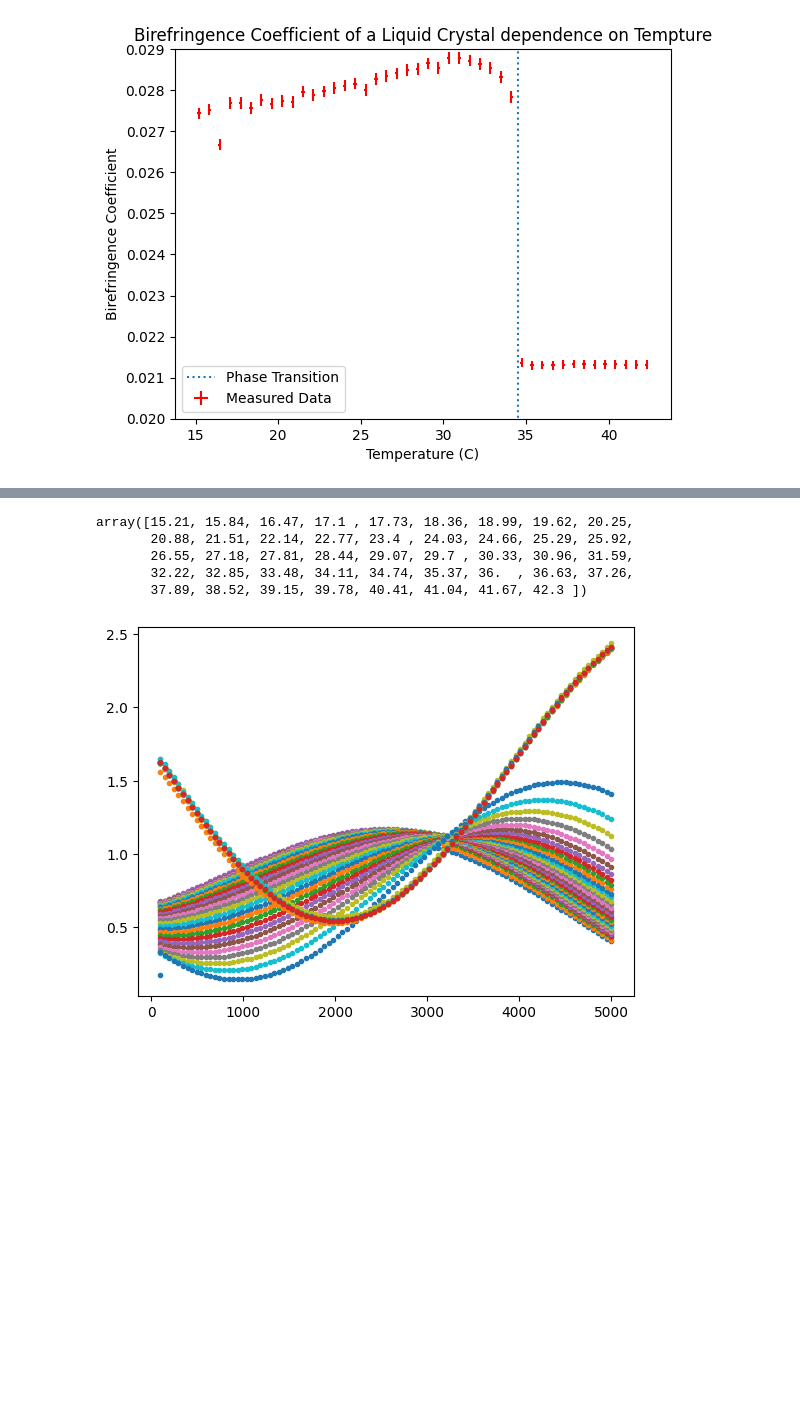
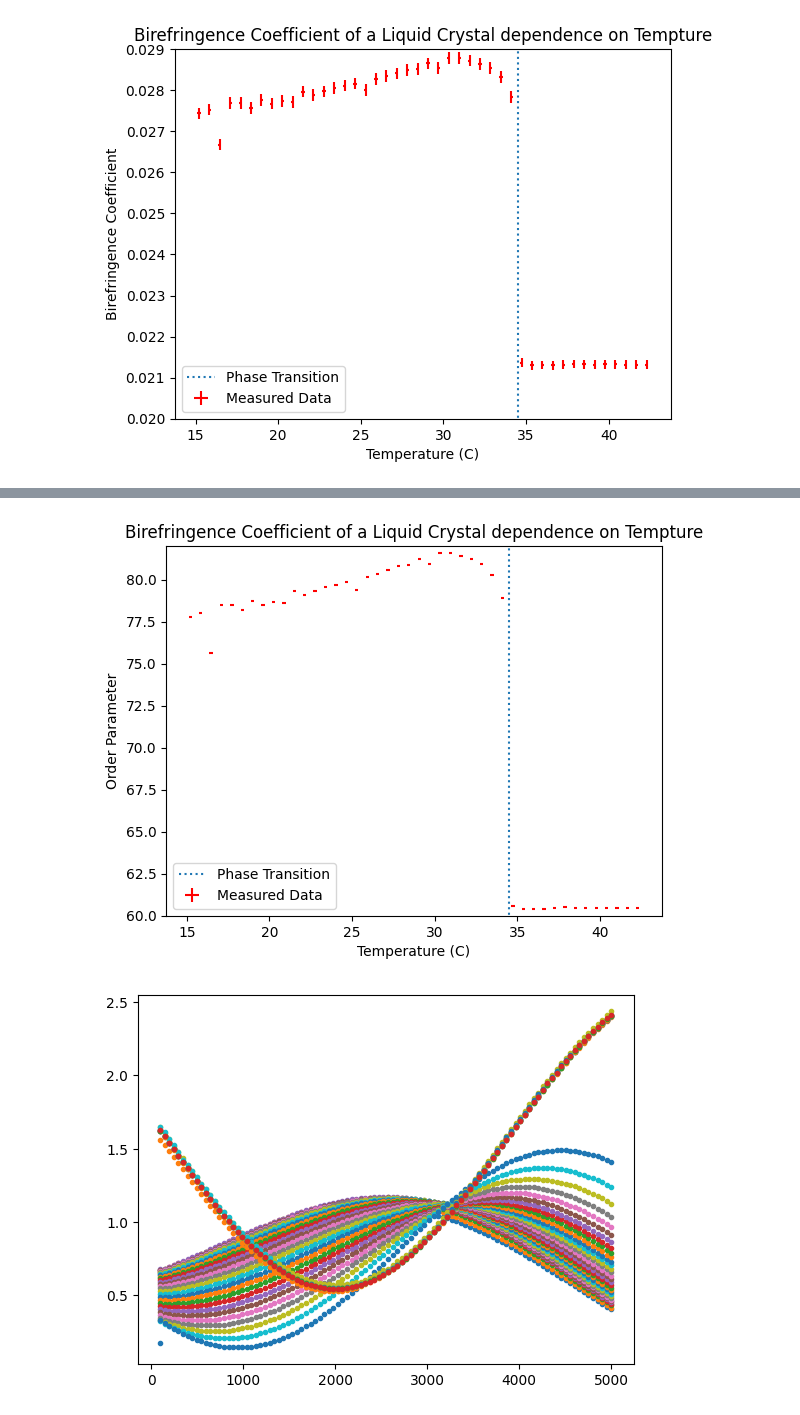
Before and after one commit to cwru-robin/Phys301, a Jupyter notebook: Birefringence/Untitled.ipynb, the cells around one changed output, grey strips where cells are left out. Drawn from its saved outputs; the diff is of its cells as text; code cells hidden in the pictures; blank space fills up the shorter version.

```diff
--- a/Birefringence/Untitled.ipynb
+++ b/Birefringence/Untitled.ipynb
@@ -199,12 +220,23 @@ plt.savefig("plot1",dpi=184)
 # %%
-tange=21*np.arange(0.01,1.32,0.03)+15
-tange
+iparrell=[]
+iperpendiclur=[]
+ratio=[]
+xfine= np.linspace(min(xl[0])-800,max(xl[0])+500,10000)
+xerrr= 0.1*np.ones_like(tange)
+for p in pl:
+    iparrell.append(max(sin_model(xfine,*p)))
+    iperpendiclur.append(min(sin_model(xfine,*p)))
+    ratio.append(max(sin_model(xfine,*p))/min(sin_model(xfine,*p)))
+plt.errorbar(tange,(birecon*np.arctan(np.sqrt(ratio)))/n0,xerr=xerrr,yerr=.005*birecon*np.arctan(np.sqrt(ratio)),ls='none',color="red",label= "Measured Data")
+plt.ylabel("Order Parameter")
+plt.xlabel("Temperature (C)")
+plt.title("Birefringence Coefficient of a Liquid Crystal dependence on Tempture")
+plt.vlines(34.5,0,100,linestyles="dotted",label="Phase Transition")
+plt.ylim(60,82)
+plt.legend()
+plt.savefig("plot2",dpi=184)
 # %% [output]
-array([15.21, 15.84, 16.47, 17.1 , 17.73, 18.36, 18.99, 19.62, 20.25,
-       20.88, 21.51, 22.14, 22.77, 23.4 , 24.03, 24.66, 25.29, 25.92,
-       26.55, 27.18, 27.81, 28.44, 29.07, 29.7 , 30.33, 30.96, 31.59,
-       32.22, 32.85, 33.48, 34.11, 34.74, 35.37, 36.  , 36.63, 37.26,
-       37.89, 38.52, 39.15, 39.78, 40.41, 41.04, 41.67, 42.3 ])
+[figure, added]
 # %%
 xl,yl=[],[]
 filenames=glob.glob('Poc45/*.mat')
```
Also changed, not shown: parts of 24 cells of this notebook, 2 other files.
